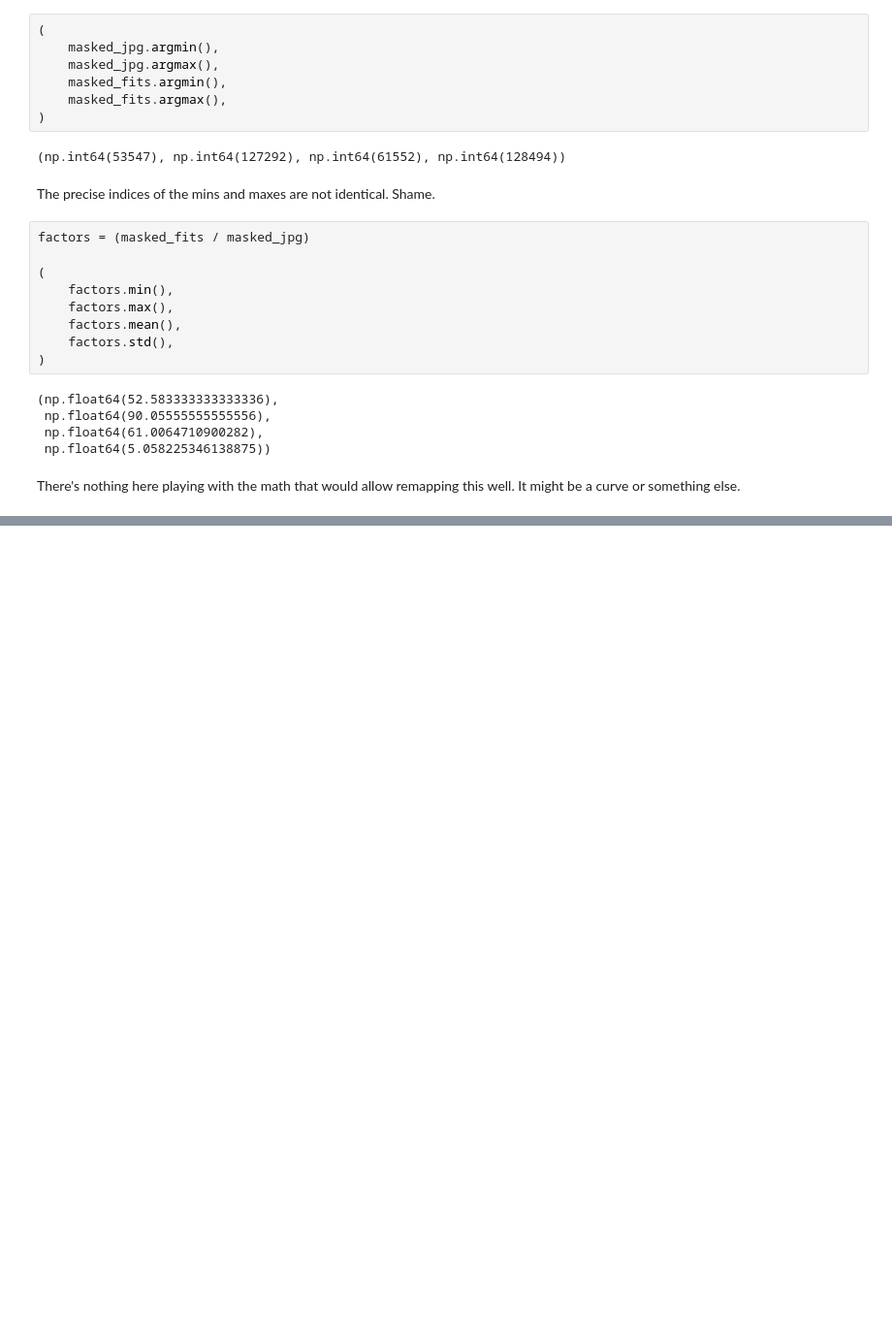
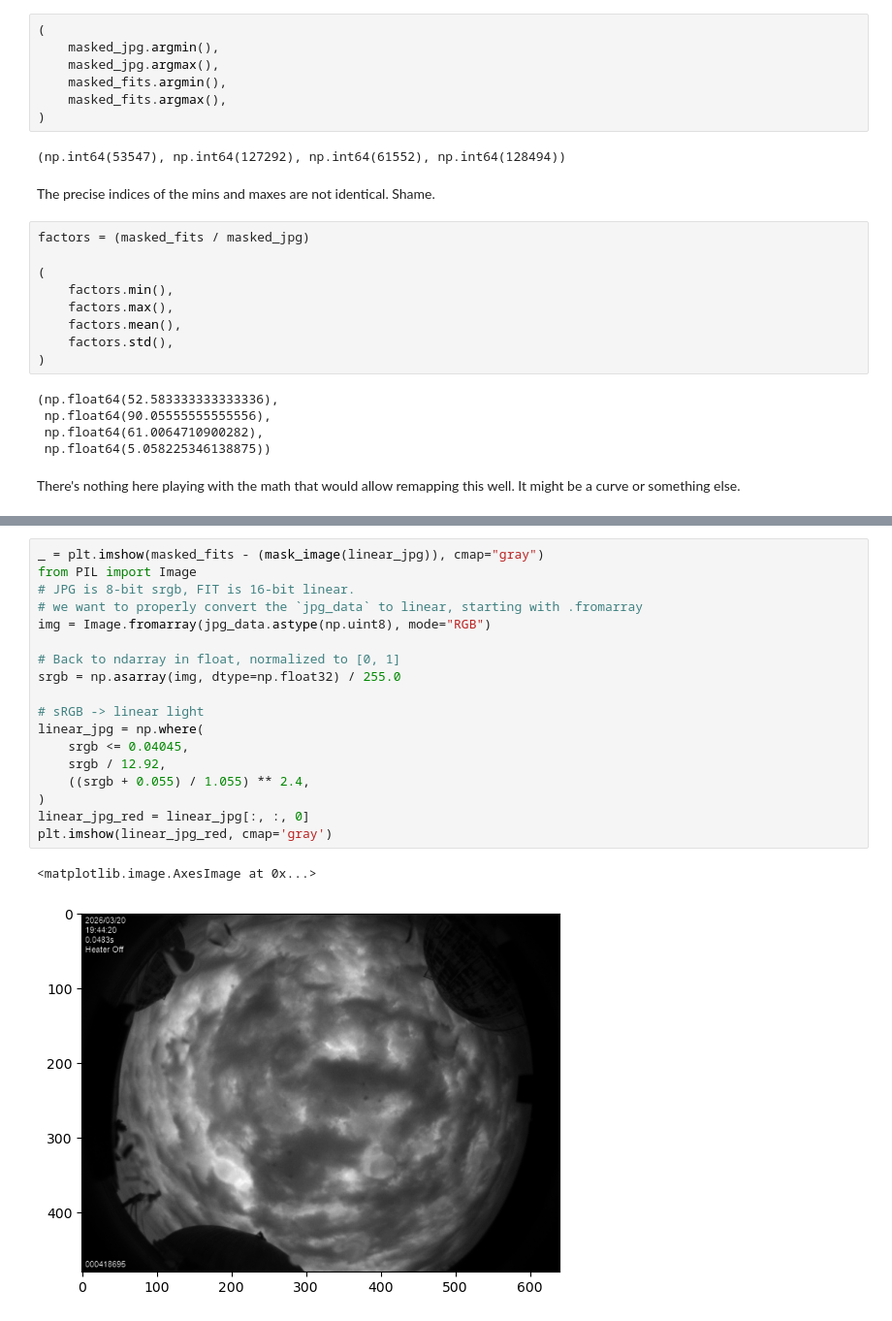
Before and after one commit to jfreuden/allsky-light-pollution, a Jupyter notebook: notebooks/exploratory/study-fit-vs-jpg-calibration.ipynb, the cells around one changed output, grey strips where cells are left out. Shown at 97% size. Saved outputs shown, nothing was run; the diff lists cells and outputs as text; blank space fills up the shorter version.

```diff
--- a/notebooks/exploratory/study-fit-vs-jpg-calibration.ipynb
+++ b/notebooks/exploratory/study-fit-vs-jpg-calibration.ipynb
@@ -240,0 +250,21 @@ There's nothing here playing with the math that would allow remapping this well.
+# %%
+_ = plt.imshow(masked_fits - (mask_image(linear_jpg)), cmap="gray")
+from PIL import Image
+# JPG is 8-bit srgb, FIT is 16-bit linear.
+# we want to properly convert the `jpg_data` to linear, starting with .fromarray
+img = Image.fromarray(jpg_data.astype(np.uint8), mode="RGB")
+
+# Back to ndarray in float, normalized to [0, 1]
+srgb = np.asarray(img, dtype=np.float32) / 255.0
+
+# sRGB -> linear light
+linear_jpg = np.where(
+    srgb <= 0.04045,
+    srgb / 12.92,
+    ((srgb + 0.055) / 1.055) ** 2.4,
+)
+linear_jpg_red = linear_jpg[:, :, 0]
+plt.imshow(linear_jpg_red, cmap='gray')
+# %% [output]
+<matplotlib.image.AxesImage at 0x...>
+[figure, added]
```
Also changed, not shown: parts of 9 cells of this notebook.
